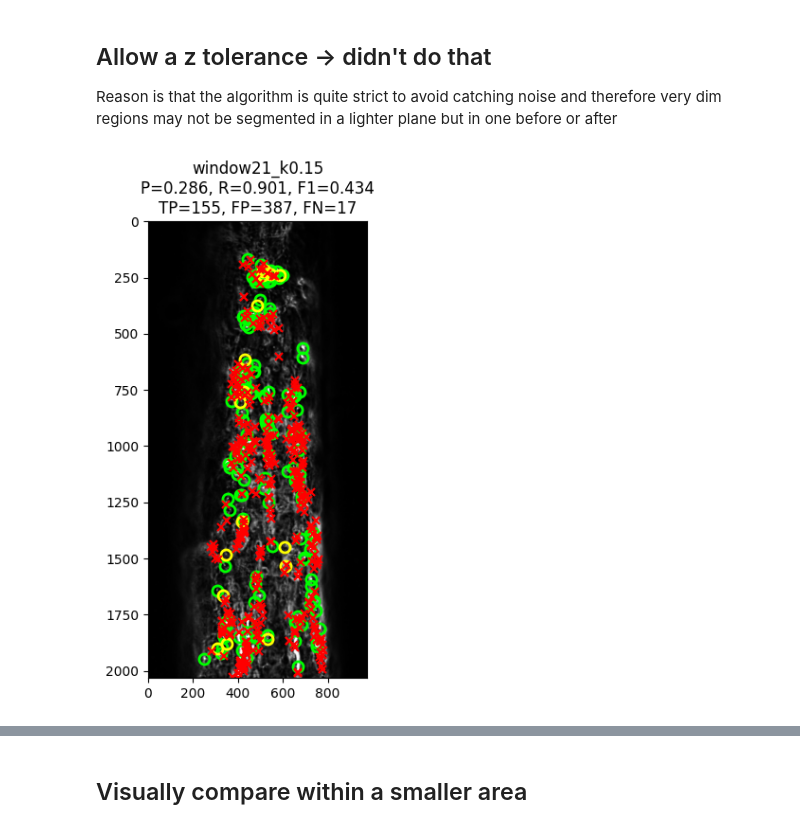
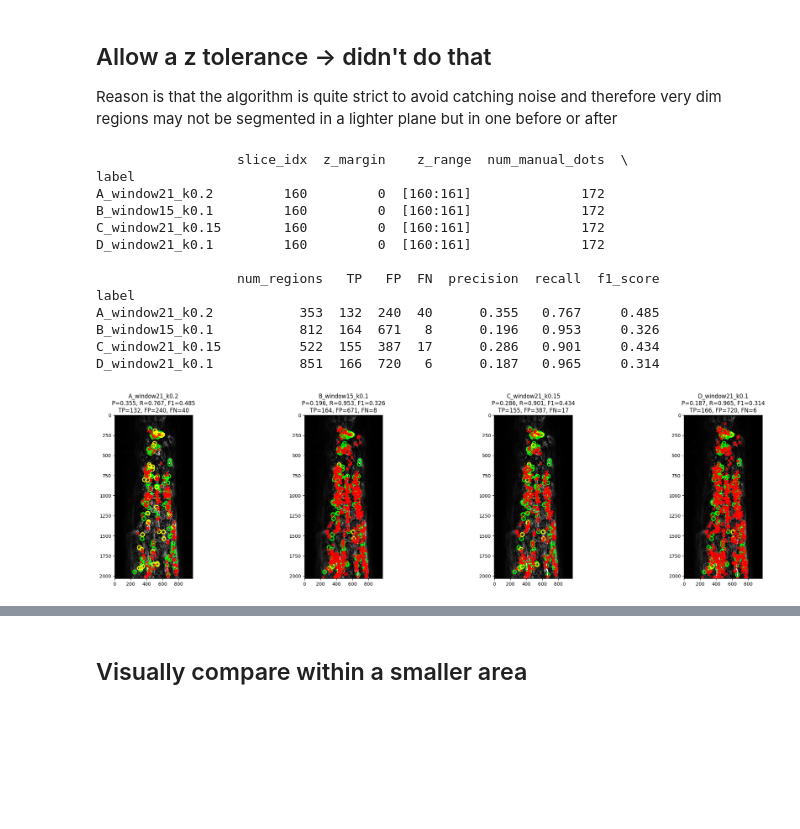
Before and after one commit to llloretta/connexin-pipeline, a Jupyter notebook: notebooks/2_2_validation.ipynb, the cells around one changed output, grey strips where cells are left out. Cells and saved outputs as stored; diff of their text form; code cells hidden in the pictures; blank space fills up the shorter version.

```diff
--- a/notebooks/2_2_validation.ipynb
+++ b/notebooks/2_2_validation.ipynb
@@ -32,9 +32,9 @@ from skimage.feature import peak_local_max
 # %%
 # manual annotation for plane 160
 mask_dots = io.imread(BASE_DIR / 'data/manual_annotations/small_deconvolved_3d_plane_160_labels_pixels.tif')
-mask_dots = mask_dots[:, 26:996]   # only 2D plane 160
+mask_dots = mask_dots[:, 26:1002]   # only 2D plane 160
 mask_areas = io.imread(BASE_DIR / 'data/manual_annotations/small_deconvolved_3d_plane_160_labels.tif')
-mask_areas = mask_areas[:, 26:996]
+mask_areas = mask_areas[:, 26:1002]
 preprocessed_image = io.imread(str(BASE_DIR / 'data/preprocessed/background_removed_and_deconvolved_img.tiff'))
 preprocessed_image = preprocessed_image[160, :, 23:999]
 
@@ -215,6 +215,20 @@ df, results = compare_segmentations(
 )
 
 print(df)
+# %% [output]
+                  slice_idx  z_margin    z_range  num_manual_dots  \
+label
+A_window21_k0.2         160         0  [160:161]              172
+B_window15_k0.1         160         0  [160:161]              172
+C_window21_k0.15        160         0  [160:161]              172
+D_window21_k0.1         160         0  [160:161]              172
+
+                  num_regions   TP   FP  FN  precision  recall  f1_score
+label
+A_window21_k0.2           353  132  240  40      0.355   0.767     0.485
+B_window15_k0.1           812  164  671   8      0.196   0.953     0.326
+C_window21_k0.15          522  155  387  17      0.286   0.901     0.434
+D_window21_k0.1           851  166  720   6      0.187   0.965     0.314
 # %%
 import matplotlib.pyplot as plt
 import numpy as np
@@ -270,10 +284,12 @@ def plot_comparison(original_cnx, results_dict, figsize_per_plot=(6, 6)):
 
     plt.tight_layout()
     plt.show()
+
+    return fig
 # %%
-plot_comparison(original_cnx = preprocessed_image, results_dict = results)  # plots all entries in `results` side by side
+fig_comparism = plot_comparison(original_cnx = preprocessed_image, results_dict = results)  # plots all entries in `results` side by side
 
 # or select a subset
 # plot_comparison({k: results[k] for k in ["A_window21_k0.2", "B_window15_k0.1"]})
 # %% [output]
-[figure, old version]
+[figure, new version]
```
Also changed, not shown: parts of 4 cells of this notebook, 2 other files.
